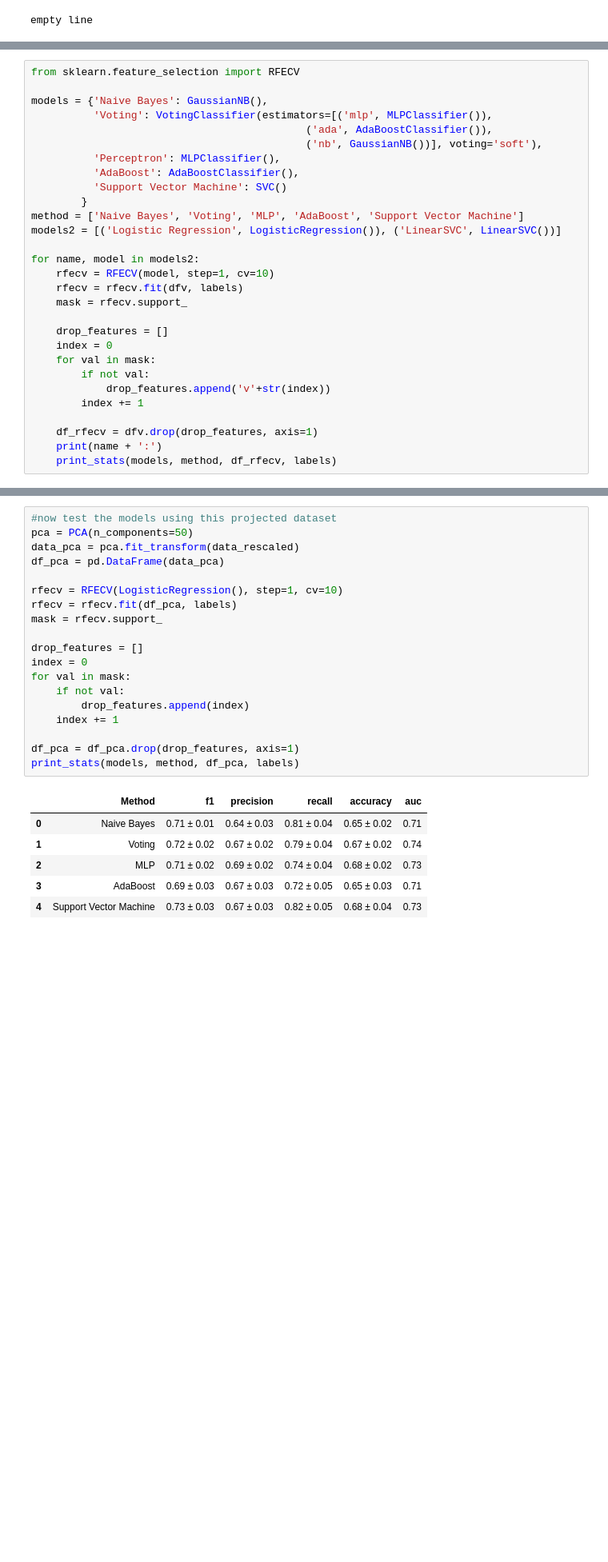
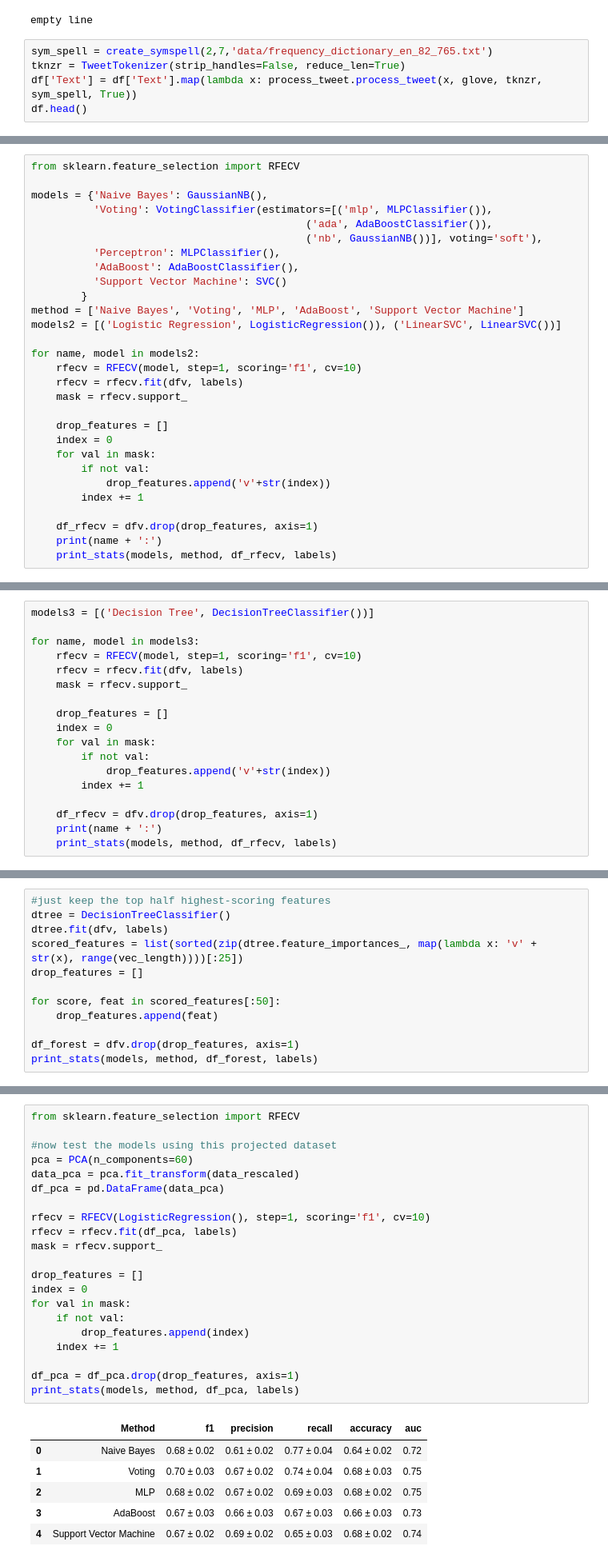
Before and after one commit to shenoy10/Harvey_Machine_Learning, a Jupyter notebook: Embedding_Model.ipynb, the cells around one changed output, grey strips where cells are left out. Shown at 80% size. Saved outputs shown, nothing was run; the diff lists cells and outputs as text; blank space fills up the shorter version.

```diff
--- a/Embedding_Model.ipynb
+++ b/Embedding_Model.ipynb
@@ -145,3 +88,8 @@ with open('data/glove.twitter.27B/glove.twitter.27B.%dd.txt' % vec_length) as f:
             break
 # %% [output]
 empty line
+# %%
+sym_spell = create_symspell(2,7,'data/frequency_dictionary_en_82_765.txt')
+tknzr = TweetTokenizer(strip_handles=False, reduce_len=True)
+df['Text'] = df['Text'].map(lambda x: process_tweet.process_tweet(x, glove, tknzr, sym_spell, True))
+df.head()
@@ -341,7 +290,7 @@ method = ['Naive Bayes', 'Voting', 'MLP', 'AdaBoost', 'Support Vector Machine']
 models2 = [('Logistic Regression', LogisticRegression()), ('LinearSVC', LinearSVC())]
 
 for name, model in models2:
-    rfecv = RFECV(model, step=1, cv=10)
+    rfecv = RFECV(model, step=1, scoring='f1', cv=10)
     rfecv = rfecv.fit(dfv, labels)
     mask = rfecv.support_
 
@@ -372,0 +322,18 @@ LinearSVC:
+# %%
+models3 = [('Decision Tree', DecisionTreeClassifier())]
+
+for name, model in models3:
+    rfecv = RFECV(model, step=1, scoring='f1', cv=10)
+    rfecv = rfecv.fit(dfv, labels)
+    mask = rfecv.support_
+
+    drop_features = []
+    index = 0
+    for val in mask:
+        if not val:
+            drop_features.append('v'+str(index))
+        index += 1
+
+    df_rfecv = dfv.drop(drop_features, axis=1)
+    print(name + ':')
+    print_stats(models, method, df_rfecv, labels)
@@ -374,0 +350,12 @@ Now we finally try using random forests to rank the features and select a subset
+# %%
+#just keep the top half highest-scoring features
+dtree = DecisionTreeClassifier()
+dtree.fit(dfv, labels)
+scored_features = list(sorted(zip(dtree.feature_importances_, map(lambda x: 'v' + str(x), range(vec_length))))[:25])
+drop_features = []
+
+for score, feat in scored_features[:50]:
+    drop_features.append(feat)
+
+df_forest = dfv.drop(drop_features, axis=1)
+print_stats(models, method, df_forest, labels)
@@ -455,28 +449,30 @@ plt.show()
 # %% [markdown]
 The above calculation says that we should keep about 70 of the 100 principal components to capture over 90% of the variance in the data.
 # %%
+from sklearn.feature_selection import RFECV
+
 #now test the models using this projected dataset
-pca = PCA(n_components=50)
+pca = PCA(n_components=60)
 data_pca = pca.fit_transform(data_rescaled)
 df_pca = pd.DataFrame(data_pca)
 
-rfecv = RFECV(LogisticRegression(), step=1, cv=10)
+rfecv = RFECV(LogisticRegression(), step=1, scoring='f1', cv=10)
 rfecv = rfecv.fit(df_pca, labels)
 mask = rfecv.support_
 
 drop_features = []
 index = 0
 for val in mask:
     if not val:
         drop_features.append(index)
     index += 1
 
 df_pca = df_pca.drop(drop_features, axis=1)
 print_stats(models, method, df_pca, labels)
 # %% [output]
 |  | Method | f1 | precision | recall | accuracy | auc |
-| 0 | Naive Bayes | 0.71 ± 0.01 | 0.64 ± 0.03 | 0.81 ± 0.04 | 0.65 ± 0.02 | 0.71 |
-| 1 | Voting | 0.72 ± 0.02 | 0.67 ± 0.02 | 0.79 ± 0.04 | 0.67 ± 0.02 | 0.74 |
-| 2 | MLP | 0.71 ± 0.02 | 0.69 ± 0.02 | 0.74 ± 0.04 | 0.68 ± 0.02 | 0.73 |
-| 3 | AdaBoost | 0.69 ± 0.03 | 0.67 ± 0.03 | 0.72 ± 0.05 | 0.65 ± 0.03 | 0.71 |
-| 4 | Support Vector Machine | 0.73 ± 0.03 | 0.67 ± 0.03 | 0.82 ± 0.05 | 0.68 ± 0.04 | 0.73 |
+| 0 | Naive Bayes | 0.68 ± 0.02 | 0.61 ± 0.02 | 0.77 ± 0.04 | 0.64 ± 0.02 | 0.72 |
+| 1 | Voting | 0.70 ± 0.03 | 0.67 ± 0.02 | 0.74 ± 0.04 | 0.68 ± 0.03 | 0.75 |
+| 2 | MLP | 0.68 ± 0.02 | 0.67 ± 0.02 | 0.69 ± 0.03 | 0.68 ± 0.02 | 0.75 |
+| 3 | AdaBoost | 0.67 ± 0.03 | 0.66 ± 0.03 | 0.67 ± 0.03 | 0.66 ± 0.03 | 0.73 |
+| 4 | Support Vector Machine | 0.67 ± 0.02 | 0.69 ± 0.02 | 0.65 ± 0.03 | 0.68 ± 0.02 | 0.74 |
```
Also changed, not shown: parts of 43 cells of this notebook, 15 other files.
